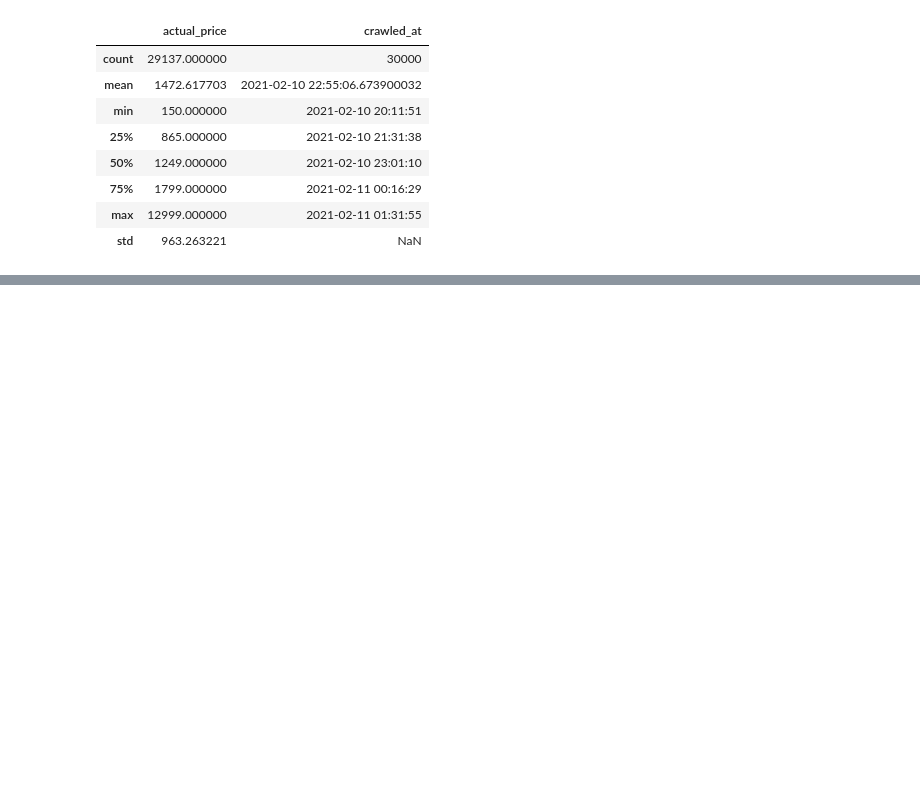
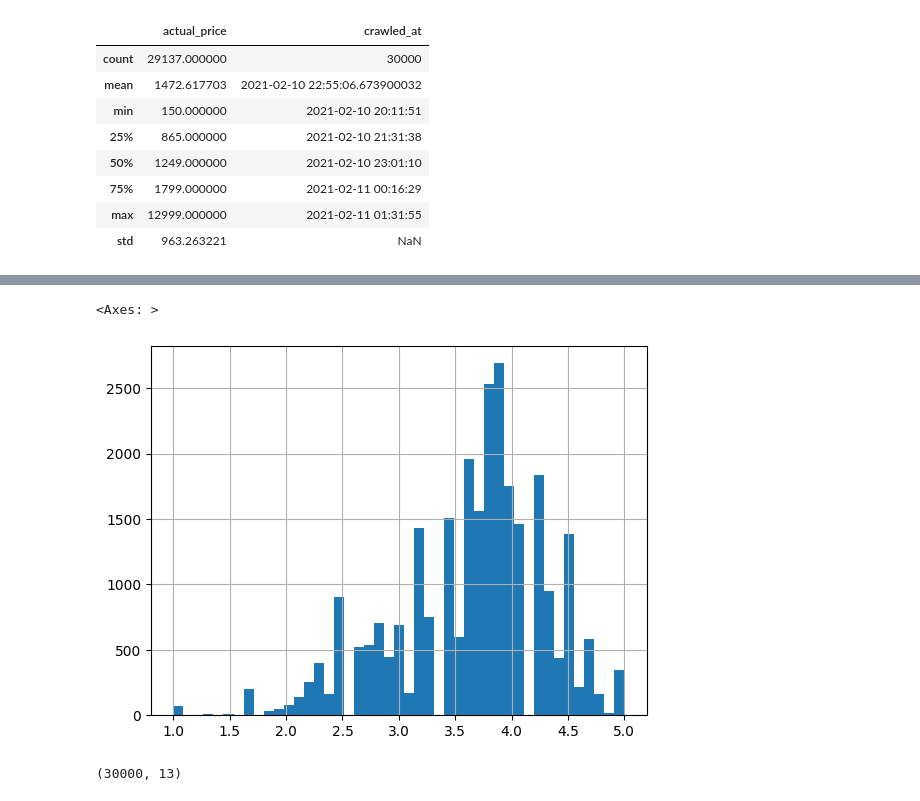
Before and after one commit to imadulhasan/python-databse, a Jupyter notebook: analysis_2.ipynb, the cells around one changed output, grey strips where cells are left out. Cells and saved outputs as stored; diff of their text form; code cells hidden in the pictures; blank space fills up the shorter version.

Commit message:
analysis graph.plot

```diff
--- a/analysis_2.ipynb
+++ b/analysis_2.ipynb
@@ -119,0 +360,9 @@ df.describe()
+# %%
+(df['average_rating']).hist(bins=50)
+# %% [output]
+<Axes: >
+[figure, added]
+# %%
+df.shape
+# %% [output]
+(30000, 13)
```
Also changed, not shown: parts of 40 cells of this notebook.
